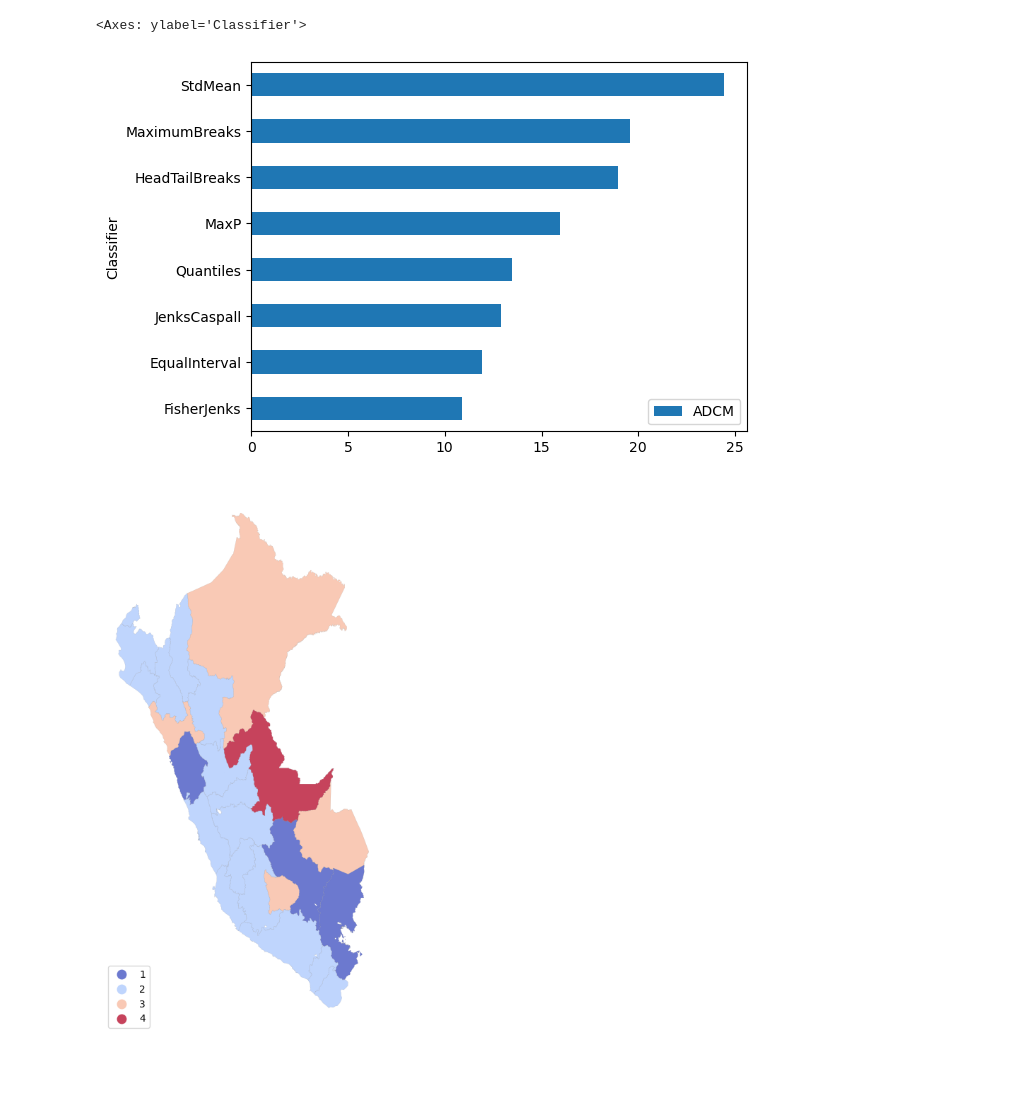
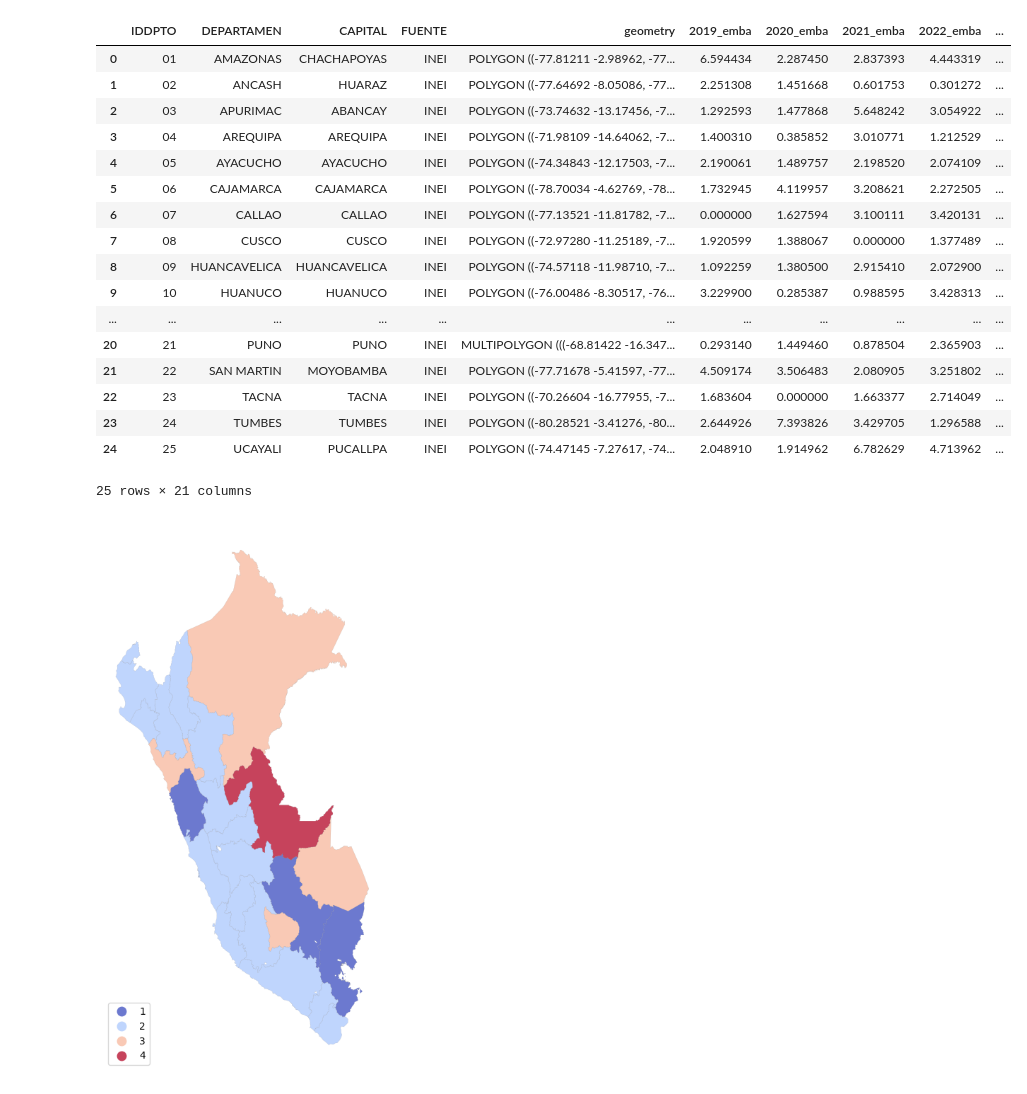
Before and after one commit to Proyecto-Magallanes/Dashboard, a Jupyter notebook: Mapas coloridos.ipynb, the cells around one changed output. Saved outputs shown, nothing was run; the diff lists cells and outputs as text; code cells hidden in the pictures; blank space fills up the shorter version.

```diff
--- a/Mapas coloridos.ipynb
+++ b/Mapas coloridos.ipynb
@@ -153,3 +206,0 @@ adcms.sort_values('ADCM').plot.barh(x='Classifier')
-# %%
-#Se corrio y para matri es mejor el msd
-theMap['Total_msd_embara'] = msd.yb
@@ -186,9 +207,27 @@ adcms_m.columns = ['ADCM', 'Classifier']
-# %%
-adcms_m.sort_values('ADCM').plot.barh(x='Classifier')
-# %% [output]
-<Axes: ylabel='Classifier'>
-[figure, removed]
-# %%
-theMap['Total_msd_matri'] = msd_m.yb
+# %%
+theMap['Total_msd2019'] = msd2019.yb
+theMap['Total_msd2020'] = msd2020.yb
+theMap['Total_msd2021'] = msd2021.yb
+theMap['Total_msd2022'] = msd2022.yb
+theMap
+# %% [output]
+|  | IDDPTO | DEPARTAMEN | CAPITAL | FUENTE | geometry | 2019_emba | 2020_emba | 2021_emba | 2022_emba | ... |
+| 0 | 01 | AMAZONAS | CHACHAPOYAS | INEI | POLYGON ((-77.81211 -2.98962, -77... | 6.594434 | 2.287450 | 2.837393 | 4.443319 | ... |
+| 1 | 02 | ANCASH | HUARAZ | INEI | POLYGON ((-77.64692 -8.05086, -77... | 2.251308 | 1.451668 | 0.601753 | 0.301272 | ... |
+| 2 | 03 | APURIMAC | ABANCAY | INEI | POLYGON ((-73.74632 -13.17456, -7... | 1.292593 | 1.477868 | 5.648242 | 3.054922 | ... |
+| 3 | 04 | AREQUIPA | AREQUIPA | INEI | POLYGON ((-71.98109 -14.64062, -7... | 1.400310 | 0.385852 | 3.010771 | 1.212529 | ... |
+| 4 | 05 | AYACUCHO | AYACUCHO | INEI | POLYGON ((-74.34843 -12.17503, -7... | 2.190061 | 1.489757 | 2.198520 | 2.074109 | ... |
+| 5 | 06 | CAJAMARCA | CAJAMARCA | INEI | POLYGON ((-78.70034 -4.62769, -78... | 1.732945 | 4.119957 | 3.208621 | 2.272505 | ... |
+| 6 | 07 | CALLAO | CALLAO | INEI | POLYGON ((-77.13521 -11.81782, -7... | 0.000000 | 1.627594 | 3.100111 | 3.420131 | ... |
+| 7 | 08 | CUSCO | CUSCO | INEI | POLYGON ((-72.97280 -11.25189, -7... | 1.920599 | 1.388067 | 0.000000 | 1.377489 | ... |
+| 8 | 09 | HUANCAVELICA | HUANCAVELICA | INEI | POLYGON ((-74.57118 -11.98710, -7... | 1.092259 | 1.380500 | 2.915410 | 2.072900 | ... |
+| 9 | 10 | HUANUCO | HUANUCO | INEI | POLYGON ((-76.00486 -8.30517, -76... | 3.229900 | 0.285387 | 0.988595 | 3.428313 | ... |
+| ... | ... | ... | ... | ... | ... | ... | ... | ... | ... | ... |
+| 20 | 21 | PUNO | PUNO | INEI | MULTIPOLYGON (((-68.81422 -16.347... | 0.293140 | 1.449460 | 0.878504 | 2.365903 | ... |
+| 21 | 22 | SAN MARTIN | MOYOBAMBA | INEI | POLYGON ((-77.71678 -5.41597, -77... | 4.509174 | 3.506483 | 2.080905 | 3.251802 | ... |
+| 22 | 23 | TACNA | TACNA | INEI | POLYGON ((-70.26604 -16.77955, -7... | 1.683604 | 0.000000 | 1.663377 | 2.714049 | ... |
+| 23 | 24 | TUMBES | TUMBES | INEI | POLYGON ((-80.28521 -3.41276, -80... | 2.644926 | 7.393826 | 3.429705 | 1.296588 | ... |
+| 24 | 25 | UCAYALI | PUCALLPA | INEI | POLYGON ((-74.47145 -7.27617, -74... | 2.048910 | 1.914962 | 6.782629 | 4.713962 | ... |
+25 rows × 21 columns
 # %%
 changes={1:"1_Muy Bajo", 2:"2_Bajo", 3:"3_Alto", 4:"4_Muy Alto"}
```
Also changed, not shown: parts of 20 cells of this notebook, 1 other file.
